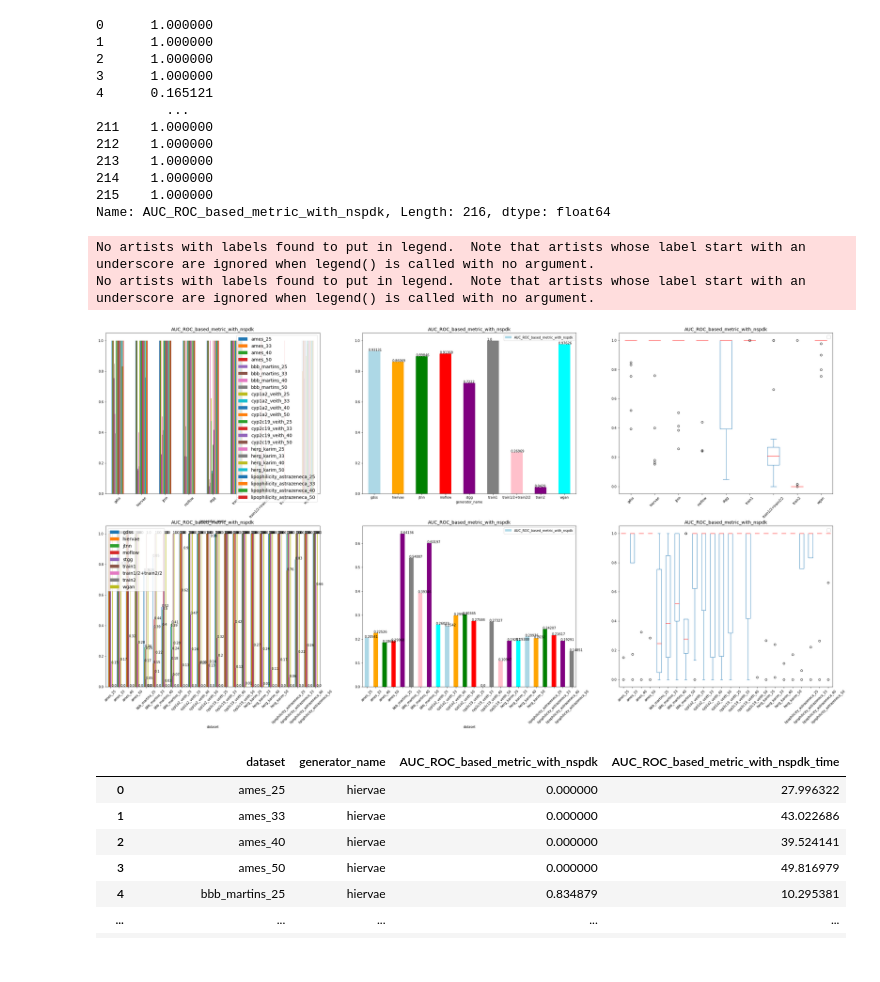
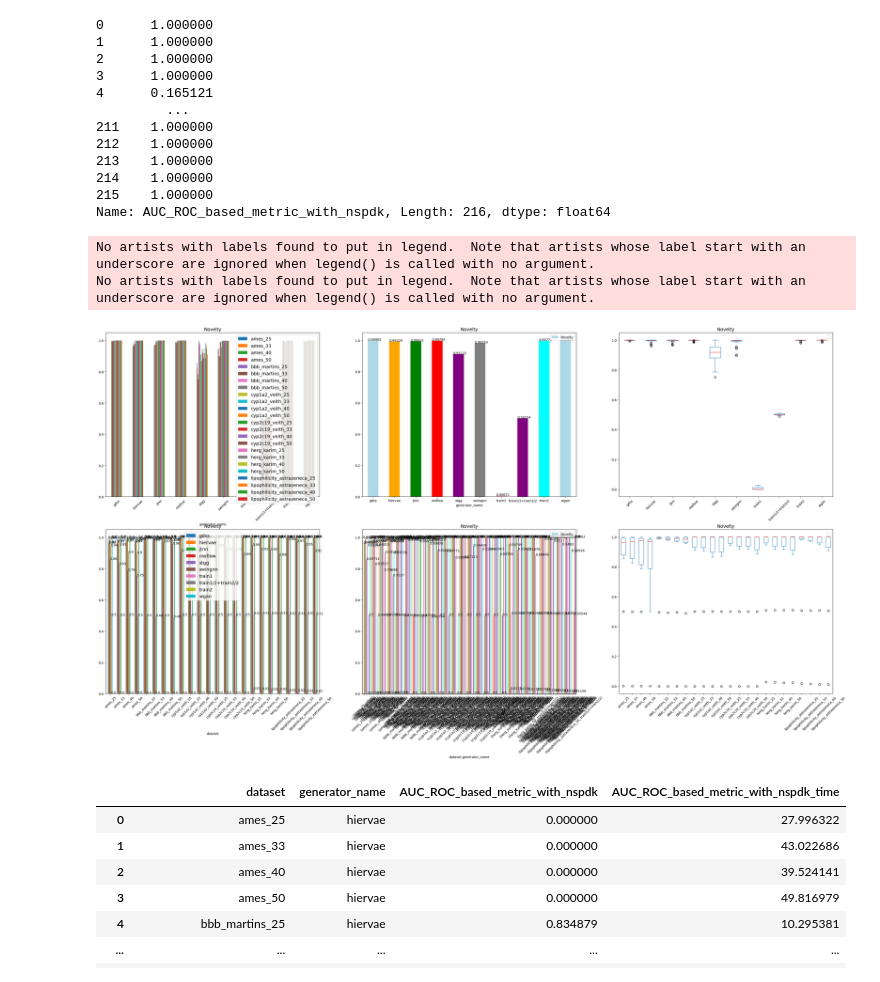
Before and after one commit to cosmina98/GGM-metrics, a Jupyter notebook: data_visualization - Copy.ipynb, the cells around one changed output. Cells and saved outputs as stored; diff of their text form; code cells hidden in the pictures.

```diff
--- a/data_visualization - Copy.ipynb
+++ b/data_visualization - Copy.ipynb
@@ -23,7 +23,8 @@ def send_to_dataframe(l):
     return df
 
 list_of_dictionaries=[]
-for line in  open("smiles_datasets_experiments.txt", 'r'):
+for line in  open("evaluation_results\smiles\smiles_datasets_experiments.txt", 'r'):
     line=line.rstrip('n')
+    print(line.replace('\n',''))
     dictionary = ast.literal_eval(line)
     list_of_dictionaries.append(dictionary)
@@ -30,11 +69,12 @@ for line in  open("smiles_datasets_experiments.txt", 'r'):
 # %%
 df=send_to_dataframe(list_of_dictionaries)
-df=df.fillna(0)
+df.replace(r'^\s*$', np.nan, regex=True, inplace = True)
+#df=df.fillna(0)
 #print(df.columns)
 
 generators_labels=['STGG','GDSS','HierVAE','MoFlow','WGAN','JTNN','train1','train2', 'train1/2+train2/2']
 datasets=['ames', 'bbb_martins', 'cyp1a2_veith', 'cyp2c19_veith','herg_karim','lipophilicity_astrazeneca']
-structural_metrics=['nspdk_mmd','cluster_mmd', 'spectral_mmd']
+structural_metrics=['nspdk_mmd','cluster_mmd', 'spectral_mmd','wl_mmd']
 molecular_metrics=molecular_metrics=['valid', 'unique@1000', 'unique@10000', 'FCD/Test', 'SNN/Test' , 'Frag/Test', 'FCD/TestSF','SNN/TestSF',
  'Frag/TestSF', 'IntDiv', 'IntDiv2', 'Filters', 'logP', 'SA', 'QED', 'weight', 'Novelty']
 nn_metrics = [ 'precision', 'density', 'recall', 'coverage', 'f1_pr', 'f1_dc', 'fid', 'kid', 'mmd_linear',
@@ -42,8 +82,13 @@ nn_metrics = [ 'precision', 'density', 'recall', 'coverage', 'f1_pr', 'f1_dc', '
 new_metrics=['AUC_ROC_based_metric_with_nspdk','AUC_ROC_based_metric_with_nn_classifier']
 
 generators=['stgg','gdss','hiervae','moflow','wgan','train1','rewired','corrupted', 'mode_dropping','mode_collapse']
-df_mean_by_generator=df.groupby('generator_name').mean()
-df_mean_by_dataset=df.groupby('dataset').mean()
+df_50=df.loc[ (df.dataset=='ames_50') | (df.dataset=='bbb_martins_50') | \
+                      (df.dataset=='herg_karim_50') | (df.dataset=='cyp1a2_veith_50') \
+                        | (df.dataset=='cyp2c19_veith_50')| \
+                       (df.dataset=='lipophilicity_astrazeneca_50') ]
+
+df_mean_by_generator=df_50.groupby('generator_name').mean()
+df_mean_by_dataset=df.groupby(['dataset','generator_name']).mean()
 
 stgg=df.loc[(df.generator_name=='stgg')]
 gdss=df.loc[(df.generator_name=='gdss')]
@@ -57,7 +102,13 @@ mode_dropping=df.loc[(df.generator_name=='mode_dropping')]
 mode_collapse=df.loc[(df.generator_name=='mode_collapse')]
 
 
-gdss_25=df.loc[(df.generator_name=='gdss') & (df.dataset=='ames_25') | (df.dataset=='bbb_martins_25') | \
-                      (df.dataset=='herg_karim_25') | (df.dataset=='cyp1a2_veith_25') \
-                        | (df.dataset=='cyp2c19_veith_25')| \
-                       (df.dataset=='lipophilicity_astrazeneca_25') ]
+
+rewired1=df.loc[(df.generator_name=='rewired') & (df.dataset=='synthetic_1_50')]
+mode_dropping1=df.loc[(df.generator_name=='mode_dropping') & (df.dataset=='synthetic_1_50') ]
+corrupted1=df.loc[(df.generator_name=='corrupted') & (df.dataset=='synthetic_1_50')]
+mode_collapse1=df.loc[(df.generator_name=='mode_collapse') & (df.dataset=='synthetic_1_50') ]
+
+rewired2=df.loc[(df.generator_name=='rewired') & (df.dataset=='synthetic_2_50')]
+mode_dropping2=df.loc[(df.generator_name=='mode_dropping') & (df.dataset=='synthetic_2_50') ]
+corrupted2=df.loc[(df.generator_name=='corrupted') & (df.dataset=='synthetic_2_50')]
+mode_collapse2=df.loc[(df.generator_name=='mode_collapse') & (df.dataset=='synthetic_2_50') ]
@@ -117,0 +115,3 @@ mode_dropping1[['degree_of_perturbation','AUC_ROC_based_metric_with_nspdk'] + st
+# %%
+df.replace(r'^\s*$', np.nan, regex=True, inplace = True)
+df['FCD/Test']
@@ -312,35 +313,35 @@ def look_at_data_according_to_a_metric(metric_name):
     #ax[1,0].set_xticklabels(datasets,fontdict={'fontsize':14})
     ax[1,0].legend(fontsize=14)
     for p in  ax[1,0].patches:
         ax[1,0].annotate(str(np.round(p.get_height(),2)), (p.get_x(), p.get_height()))
 
 
     ax[1,1]=df_mean_by_dataset[metric_name].plot.bar(ax=ax[1,1],rot=45,stacked=False,color =  c)
     ax[1,1].legend(fontsize=10)
     ax[1,1].set_title(metric_name,fontsize=14)
     #ax[1,1].set_xticklabels(datasets,fontdict={'fontsize':14})
     # specify the columns to uses for alternate labels, in order based on the order of y=
     for p in ax[1,1].patches:
         ax[1,1].annotate(str(np.round(p.get_height(),5)), (p.get_x(), p.get_height())  )
 
 
     import matplotlib
 
     pd.pivot_table(df, index='generator_name', columns='dataset', values=metric_name).plot(rot=45,kind='box',ax=ax[1,2],color=dict(medians='r'))
     ax[1,2].set_title(metric_name,fontsize=14)
     #ax[1,2].set_xticklabels(datasets,fontdict={'fontsize':14})
     #ax[1,2].set_label(generators_labels)
     ax[1,2].legend(fontsize=14)
 
 
 
 
 
-look_at_data_according_to_a_metric('AUC_ROC_based_metric_with_nspdk')
+look_at_data_according_to_a_metric('Novelty')
 # %% [output]
 No artists with labels found to put in legend.  Note that artists whose label start with an underscore are ignored when legend() is called with no argument.
 No artists with labels found to put in legend.  Note that artists whose label start with an underscore are ignored when legend() is called with no argument.
-[figure, old version]
+[figure, new version]
 # %%
 df[['dataset','generator_name','AUC_ROC_based_metric_with_nspdk','AUC_ROC_based_metric_with_nspdk_time']]
 # %% [output]
```
Also changed, not shown: parts of 24 cells of this notebook, 11 other files.
